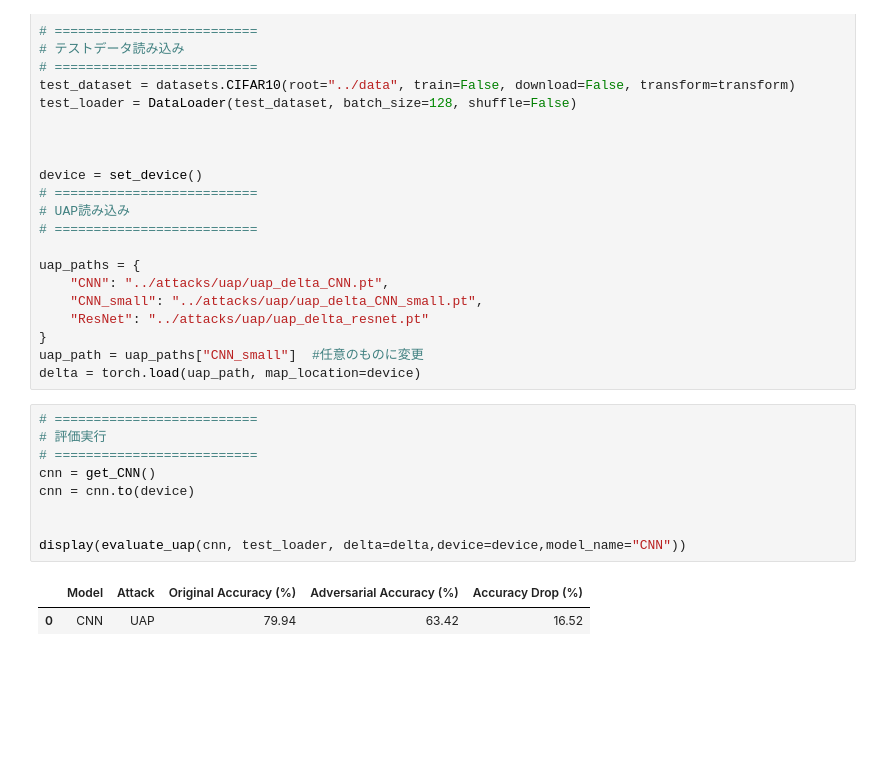
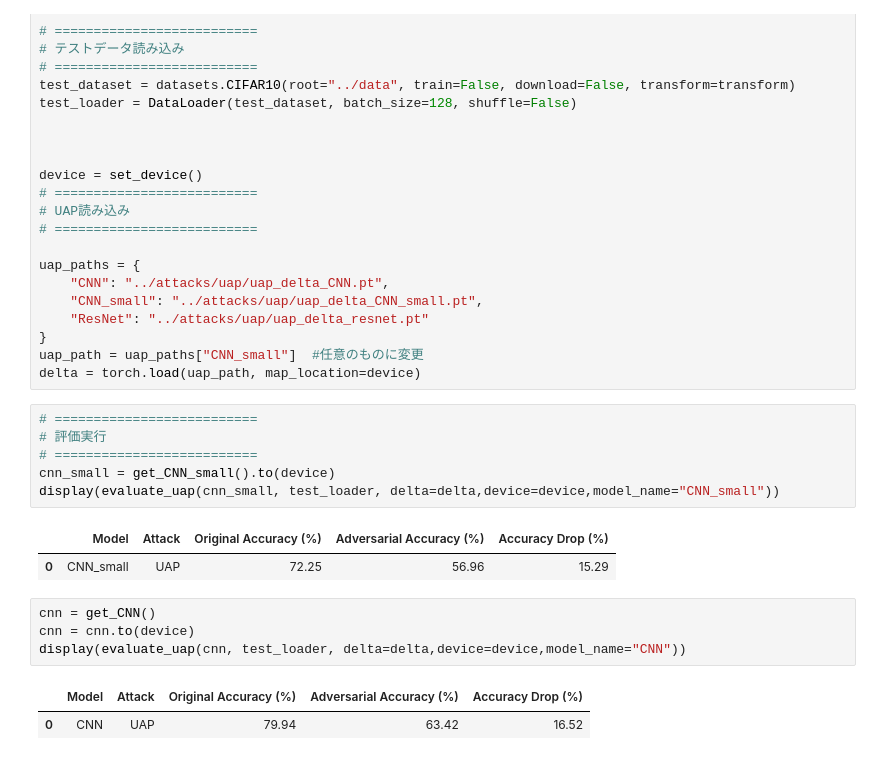
Before and after one commit to natsuki0720/adversarial-perturbation-baselines, a Jupyter notebook: notebooks/eval_uap.ipynb, the cells around one changed output. Drawn from its saved outputs; the diff is of its cells as text; blank space fills up the shorter version.

```diff
--- a/notebooks/eval_uap.ipynb
+++ b/notebooks/eval_uap.ipynb
@@ -37,14 +37,18 @@ uap_paths = {
 }
 uap_path = uap_paths["CNN_small"]  #任意のものに変更
 delta = torch.load(uap_path, map_location=device)
+# %%
+# ==========================
+# 評価実行
+# ==========================
+cnn_small = get_CNN_small().to(device)
+display(evaluate_uap(cnn_small, test_loader, delta=delta,device=device,model_name="CNN_small"))
+# %% [output]
+|  | Model | Attack | Original Accuracy (%) | Adversarial Accuracy (%) | Accuracy Drop (%) |
+| 0 | CNN_small | UAP | 72.25 | 56.96 | 15.29 |
 # %%
-# ==========================
-# 評価実行
-# ==========================
 cnn = get_CNN()
 cnn = cnn.to(device)
-
-
 display(evaluate_uap(cnn, test_loader, delta=delta,device=device,model_name="CNN"))
 # %% [output]
 |  | Model | Attack | Original Accuracy (%) | Adversarial Accuracy (%) | Accuracy Drop (%) |
```
Also changed, not shown: parts of 3 cells of this notebook, 2 other files.
